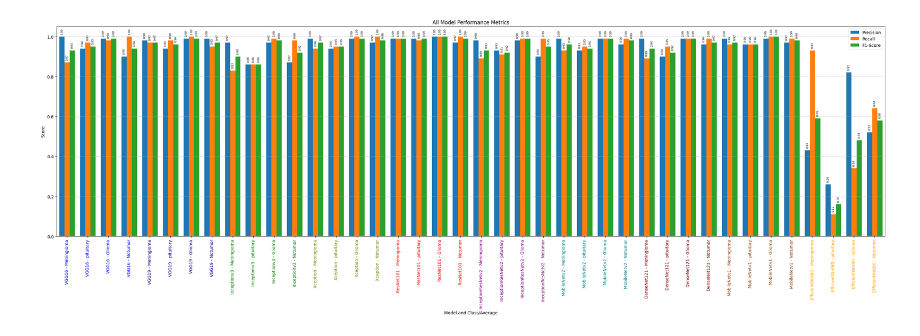
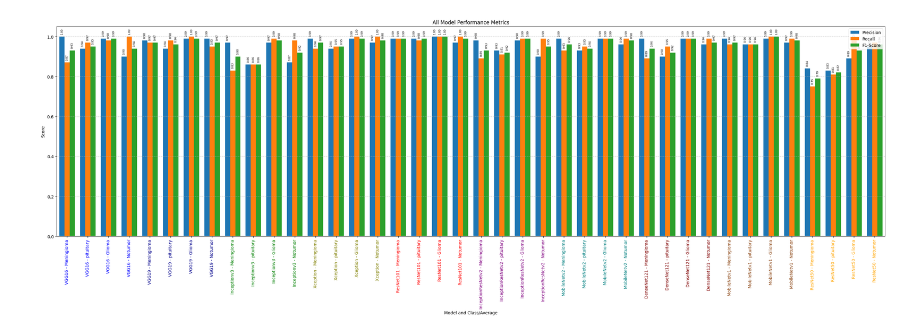
Before and after one commit to niaz1971/BRAIN_TUMOR_DETECTION_USING_DEEP_LEARNING, a Jupyter notebook: FIGURE_PRECISION_RECALL_F1_SCORE.ipynb, the cells around one changed output. Cells and saved outputs as stored; diff of their text form; code cells hidden in the pictures.

```diff
--- a/FIGURE_PRECISION_RECALL_F1_SCORE.ipynb
+++ b/FIGURE_PRECISION_RECALL_F1_SCORE.ipynb
@@ -16,7 +16,7 @@ data = {
         'MobileNetv2', 'MobileNetv2', 'MobileNetv2', 'MobileNetv2',
         'DenseNet121', 'DenseNet121', 'DenseNet121', 'DenseNet121',
         'MobileNetv1', 'MobileNetv1', 'MobileNetv1', 'MobileNetv1',
-        'EfficientNetB0', 'EfficientNetB0', 'EfficientNetB0', 'EfficientNetB0'
+        'ResNet50', 'ResNet50', 'ResNet50', 'ResNet50'
     ],
     'Class/Average': [
         'Meningioma', 'pituitary', 'Glioma', 'Notumor',
@@ -34,25 +34,25 @@ data = {
         1.00, 0.94, 0.99, 0.90, 0.98, 0.94, 0.99, 0.99, 0.97, 0.86, 0.97, 0.87, 0.99, 0.94, 0.99, 0.97,
         0.99, 0.99, 1.00, 0.97, 0.98, 0.93, 0.98, 0.90, 0.99, 0.93, 0.99, 0.96,
         0.99, 0.90, 0.99, 0.96, 0.99, 0.96, 0.99, 0.97,
-        0.43, 0.26, 0.82, 0.52  # EfficientNetB0
+        0.84, 0.83 , 0.89, 0.95   # EfficientNetB0
     ],
     'Recall': [
         0.87, 0.97, 0.98, 1.00, 0.97, 0.98, 1.00, 0.95, 0.83, 0.86, 0.99, 0.98, 0.94, 0.95, 1.00, 1.00,
         0.99, 0.98, 1.00, 1.00, 0.89, 0.91, 0.99, 0.99, 0.93, 0.95, 0.99, 0.99,
         0.89, 0.95, 0.99, 0.99, 0.96, 0.96, 1.00, 0.99,
-        0.93, 0.11, 0.34, 0.64  # EfficientNetB0
+        0.75, 0.81, 0.99,  0.97  # EfficientNetB0
     ],
     'F1-Score': [
         0.93, 0.95, 0.99, 0.94, 0.97, 0.96, 0.99, 0.97, 0.90, 0.86, 0.98, 0.92, 0.97, 0.95, 0.99, 0.98,
         0.99, 0.99, 1.00, 0.99, 0.93, 0.92, 0.99, 0.95, 0.96, 0.94, 0.99, 0.98,
         0.94, 0.92, 0.99, 0.97, 0.97, 0.96, 1.00, 0.98,
-        0.59, 0.16, 0.48, 0.58  # EfficientNetB0
+        0.79, 0.82, 0.93, 0.96  # EfficientNetB0
     ],
     'Support': [
         300, 306, 405, 300, 300, 306, 405, 300, 300, 306, 405, 300, 300, 306, 405, 300,
         300, 306, 405, 300, 300, 306, 405, 300, 300, 306, 405, 300,
         300, 306, 405, 300, 300, 306, 405, 300,
-        300, 306, 405, 300  # EfficientNetB0
+        400, 400, 400, 400  # EfficientNetB0
     ]
 }
 df = pd.DataFrame(data)
@@ -107,32 +107,32 @@ ax.set_ylabel('Score')
 ax.set_xlabel('Model and Class/Average')
 ax.set_title('All Model Performance Metrics')
 ax.set_xticks(x)
 ax.set_xticklabels(labels, rotation=90, ha="center")  # Changed to 90 degrees downward
 
 # Define model colors
 model_colors = {
     'VGG16': 'blue', 'VGG19': 'darkblue', 'Inceptionv3': 'green',
-    'Xception': 'olive', 'ResNet101': 'red', 'EfficientNetB0': 'orange',
+    'Xception': 'olive', 'ResNet101': 'red', 'ResNet50': 'orange',
     'InceptionResNetv2': 'purple', 'MobileNetv2': 'teal', 'DenseNet121': 'maroon',
     'MobileNetv1': 'saddlebrown'
 }
 model_names = df['Name of Model']
 
 # Color the x-tick labels based on the model name
 for i, tick_label in enumerate(ax.get_xticklabels()):
     model = model_names.iloc[i]
     color = model_colors[model]
     tick_label.set_color(color)
 
 # Set x-limits to remove excess whitespace
 ax.set_xlim(-0.5, len(labels)-0.5)
 
 ax.legend(loc='upper right')
 ax.set_ylim(0.0, 1.05)
 ax.grid(axis='y', linestyle='--', alpha=0.7)
 
 fig.tight_layout()
 plt.savefig('model_performance_grouped_bar_chart_90deg.png')
 plt.show()
 # %% [output]
-[figure, old version]
+[figure, new version]
```
